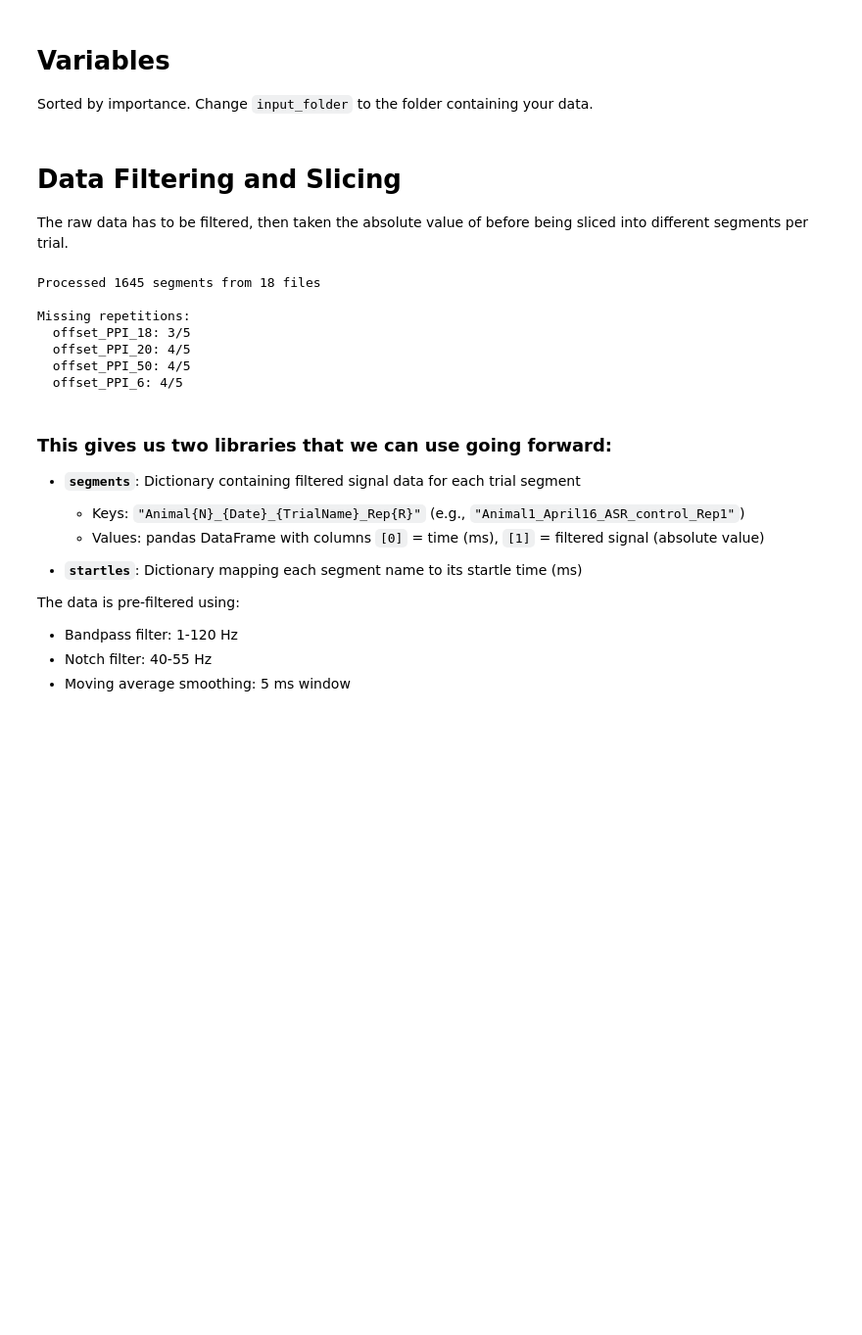
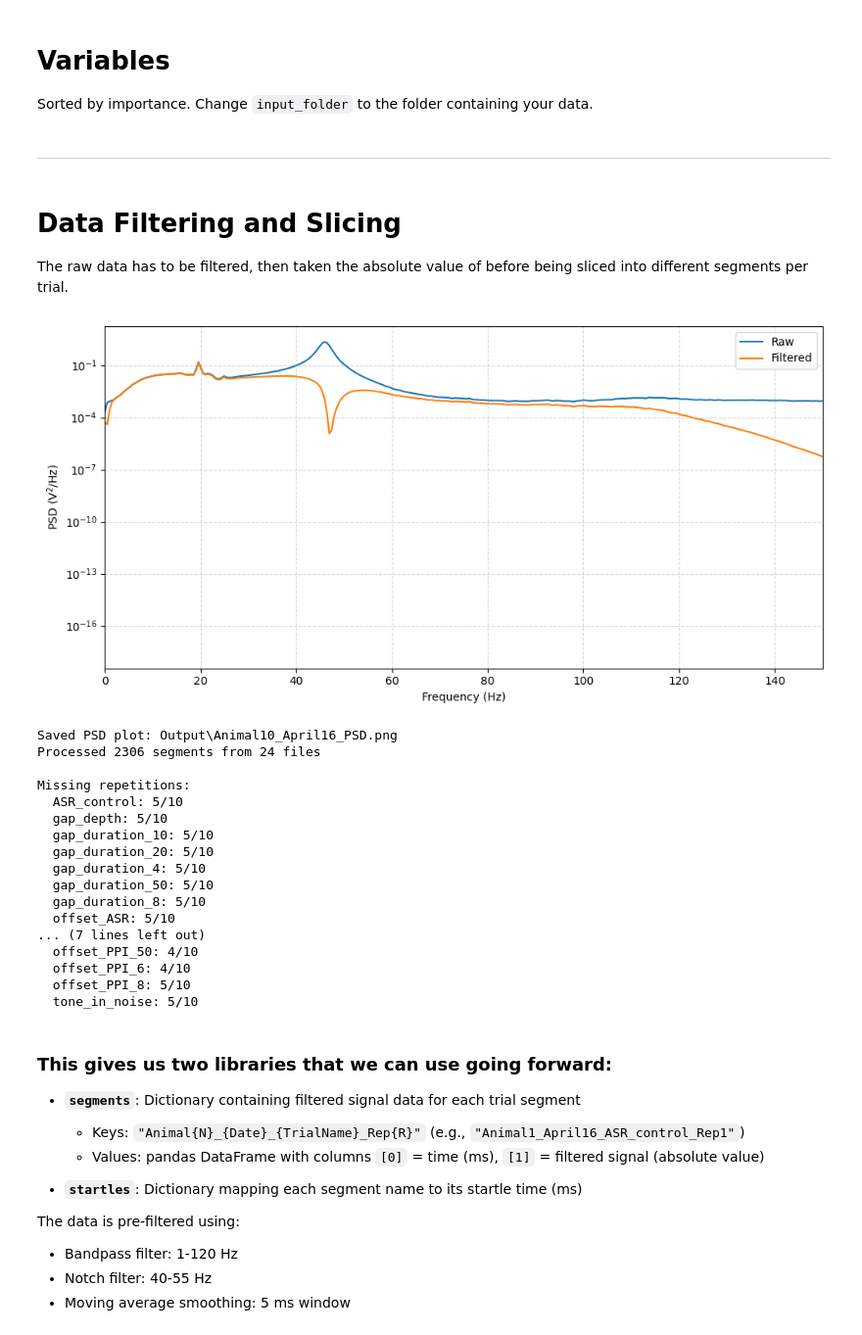
Before and after one commit to Lara-Kolb/Startle-Response-Analysis, a Jupyter notebook: Main.ipynb, the cells around one changed output. Shown at 98% size. Cells and saved outputs as stored; diff of their text form; code cells hidden in the pictures; blank space fills up the shorter version.

```diff
--- a/Main.ipynb
+++ b/Main.ipynb
@@ -98,6 +106,8 @@ startle_times = {
     "offset_PPI_50":    10050,
     "tone_in_noise":    10100
 }
+# %% [markdown]
+---
 # %% [markdown]
 # Data Filtering and Slicing
 
@@ -105,7 +115,7 @@ The raw data has to be filtered, then taken the absolute value of before being s
 # %%
 mpl.rcParams["text.usetex"] = False
 
-os.makedirs(image_output_folder, exist_ok=True)
+os.makedirs(image_output_folder, exist_ok=True) if input_folder != "" else os.makedirs(exemplary_output_folder, exist_ok=True)
 
 first_psd_saved = False
 
@@ -141,19 +151,19 @@ def apply_filters(signal, fs):
 segments = {}
 startles = {}
 
-files = [f for f in os.listdir(input_folder) if f.lower().endswith(".csv")]
+files = [f for f in os.listdir(input_folder) if f.lower().endswith(".csv")] if input_folder != "" else [f for f in os.listdir(example_folder) if f.lower().endswith(".csv")]
 
 for filename in files:
-    filepath = os.path.join(input_folder, filename)
+    filepath = os.path.join(input_folder if input_folder != "" else example_folder, filename)
 
-    # Load CSV with the same skiprows pattern as Peakfinder
+    # Load CSV and skip nonsensical rows
     df = pd.read_csv(filepath, low_memory=False, skiprows=[0, 2])
 
     # Extract animal number and date from filename
-    animal_number = df.iloc[data_start + 1, animal_column]
+    animal_number = df.iloc[data_start + 1, animal_column] if animal_no_from_table else filename.split('_')[0].replace('Animal', '')
+
     date = filename[:-4].split('_')[1]
     animal_str = f"Animal{animal_number}"
-
     # Convert value column to numeric
     df.iloc[:, value_column] = pd.to_numeric(df.iloc[:, value_column], errors='coerce')
     signal = df.iloc[:, value_column].values
@@ -181,9 +191,9 @@ for filename in files:
         plt.tight_layout()
 
         base_name = os.path.splitext(filename)[0]
-        psd_png = os.path.join(image_output_folder, base_name + "_PSD.png")
+        psd_png = os.path.join(image_output_folder, base_name + "_PSD.png") if input_folder != "" else os.path.join(exemplary_output_folder, base_name + "_PSD.png")
         plt.savefig(psd_png)
-        plt.close()
+        plt.show()
 
         if verbose:
             print(f"Saved PSD plot: {psd_png}")
@@ -202,43 +212,52 @@ for filename in files:
     repetition = {}
 
     for segment_id, segment_df in df.groupby('segment_id'):
         trial_name = segment_df.iloc[0]['trial']
         repetition[trial_name] = repetition.get(trial_name, 0) + 1
 
         segment_startle = startle_times.get(trial_name)
         if segment_startle is None:
             raise Exception(f"Missing startle time for {trial_name}. Please make sure it is included in the startle_times dictionary.")
 
         segment_name = f"{animal_str}_{date}_{trial_name}_Rep{repetition[trial_name]}"
 
         segment_length = len(segment_df)
         time_col = np.arange(0, segment_length * 2, 2)
         segment_data = pd.DataFrame({
             0: time_col,
             1: segment_df.iloc[:, value_column].values
         })
 
         segments[segment_name] = segment_data
         startles[segment_name] = segment_startle
 
 # Count repetitions per experiment
 counts = Counter([segment_df.iloc[0]['trial'] for _, segment_df in df.groupby('segment_id')])
 
-clear_output(wait=False)
-
 if verbose:
     print(f"Processed {len(segments)} segments from {len(files)} files")
-    print("\nMissing repetitions:")
+    print("\nMissing repetitions:") if any(count < repetition_count for count in counts.values()) else print("\nAll experiments have the correct number of repetitions.")
     for name, count in sorted(counts.items()):
         print(f"  {name}: {count}/{repetition_count}") if count < repetition_count else None
 # %% [output]
+[figure, added]
-Processed 1645 segments from 18 files
+Saved PSD plot: Output\Animal10_April16_PSD.png
+Processed 2306 segments from 24 files
 
 Missing repetitions:
-  offset_PPI_18: 3/5
-  offset_PPI_20: 4/5
-  offset_PPI_50: 4/5
-  offset_PPI_6: 4/5
+  ASR_control: 5/10
+  gap_depth: 5/10
+  gap_duration_10: 5/10
+  gap_duration_20: 5/10
+  gap_duration_4: 5/10
+  gap_duration_50: 5/10
+  gap_duration_8: 5/10
+  offset_ASR: 5/10
+... (7 lines left out)
+  offset_PPI_50: 4/10
+  offset_PPI_6: 4/10
+  offset_PPI_8: 5/10
+  tone_in_noise: 5/10
 # %% [markdown]
 ### This gives us two libraries that we can use going forward:
 
```
Also changed, not shown: parts of 27 cells of this notebook, 28 other files.
